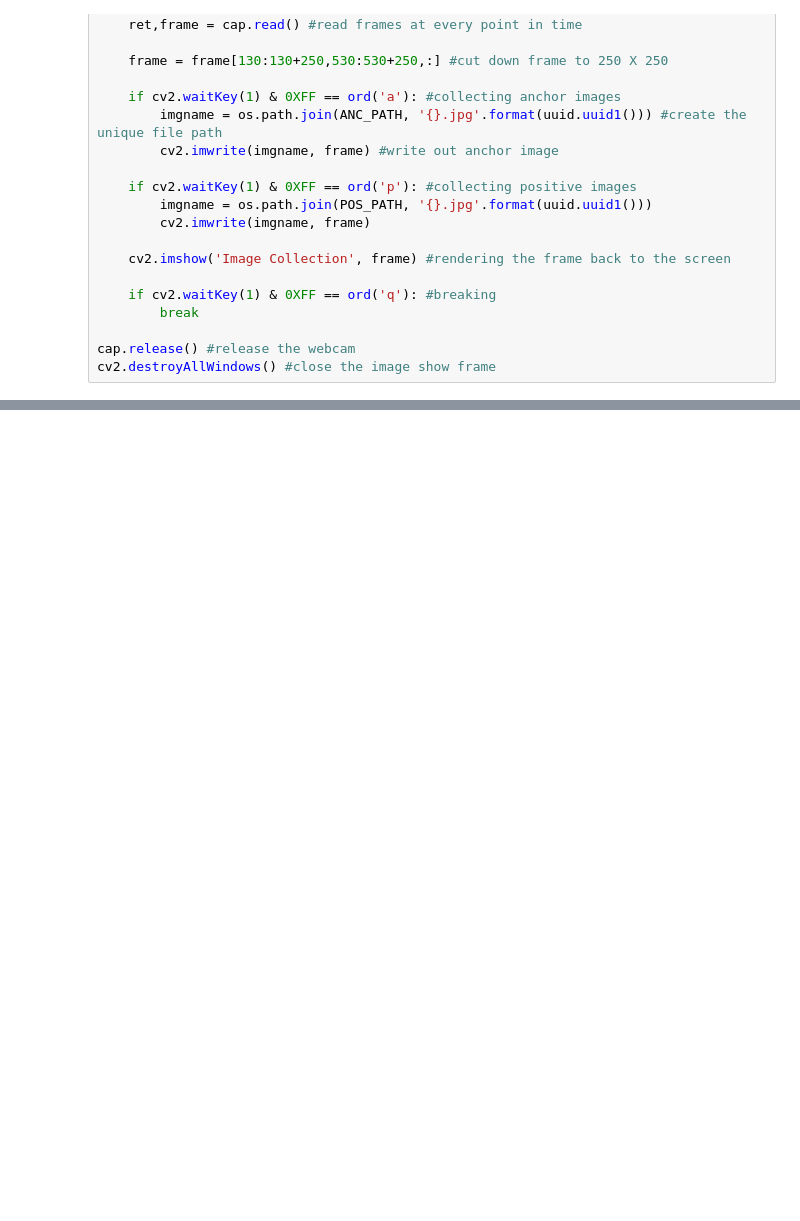
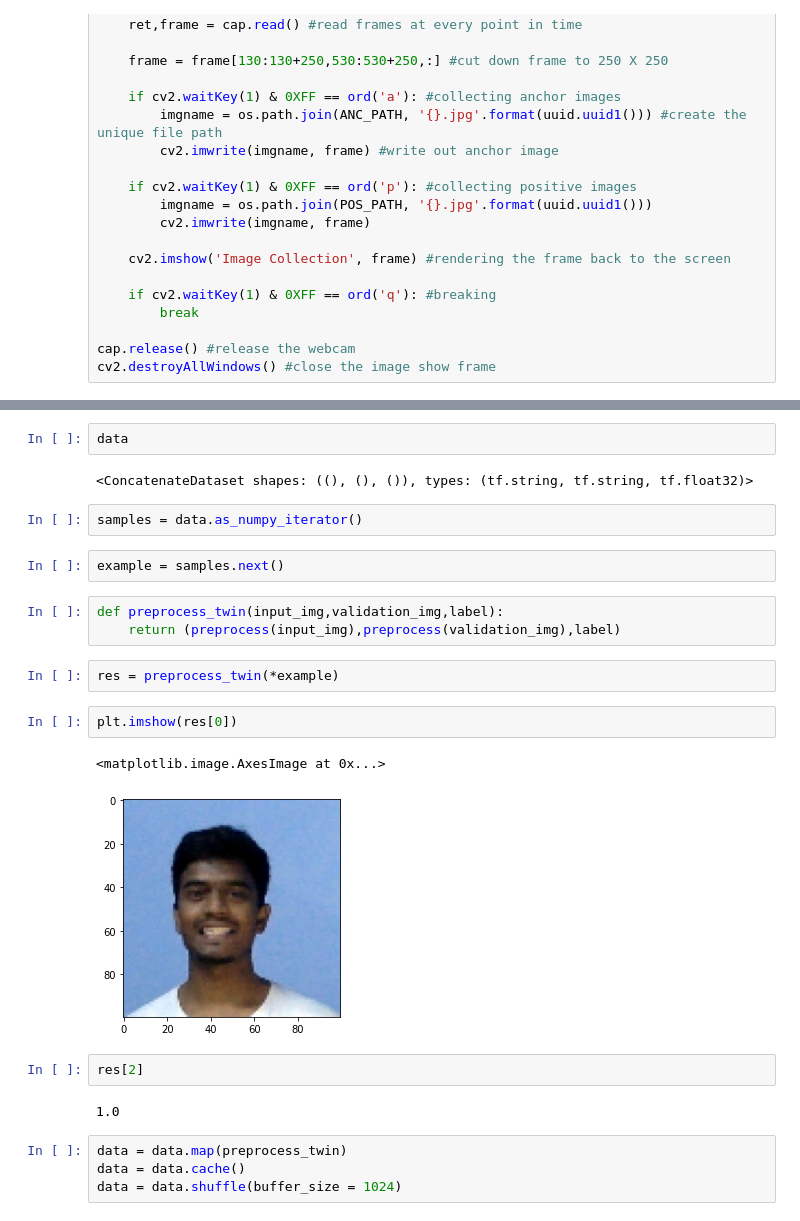
Before and after one commit to skaty5678/face_recognition, a Jupyter notebook: Facial recognition with a Siamese network.ipynb, the cells around one changed output, grey strips where cells are left out. Saved outputs shown, nothing was run; the diff lists cells and outputs as text; blank space fills up the shorter version.

Commit message:
preprocessing

```diff
--- a/Facial recognition with a Siamese network.ipynb
+++ b/Facial recognition with a Siamese network.ipynb
@@ -82,0 +106,26 @@ cv2.destroyAllWindows() #close the image show frame
+# %%
+data
+# %% [output]
+<ConcatenateDataset shapes: ((), (), ()), types: (tf.string, tf.string, tf.float32)>
+# %%
+samples = data.as_numpy_iterator()
+# %%
+example = samples.next()
+# %%
+def preprocess_twin(input_img,validation_img,label):
+    return (preprocess(input_img),preprocess(validation_img),label)
+# %%
+res = preprocess_twin(*example)
+# %%
+plt.imshow(res[0])
+# %% [output]
+<matplotlib.image.AxesImage at 0x...>
+[figure, added]
+# %%
+res[2]
+# %% [output]
+1.0
+# %%
+data = data.map(preprocess_twin)
+data = data.cache()
+data = data.shuffle(buffer_size = 1024)
```
Also changed, not shown: parts of 10 cells of this notebook.
